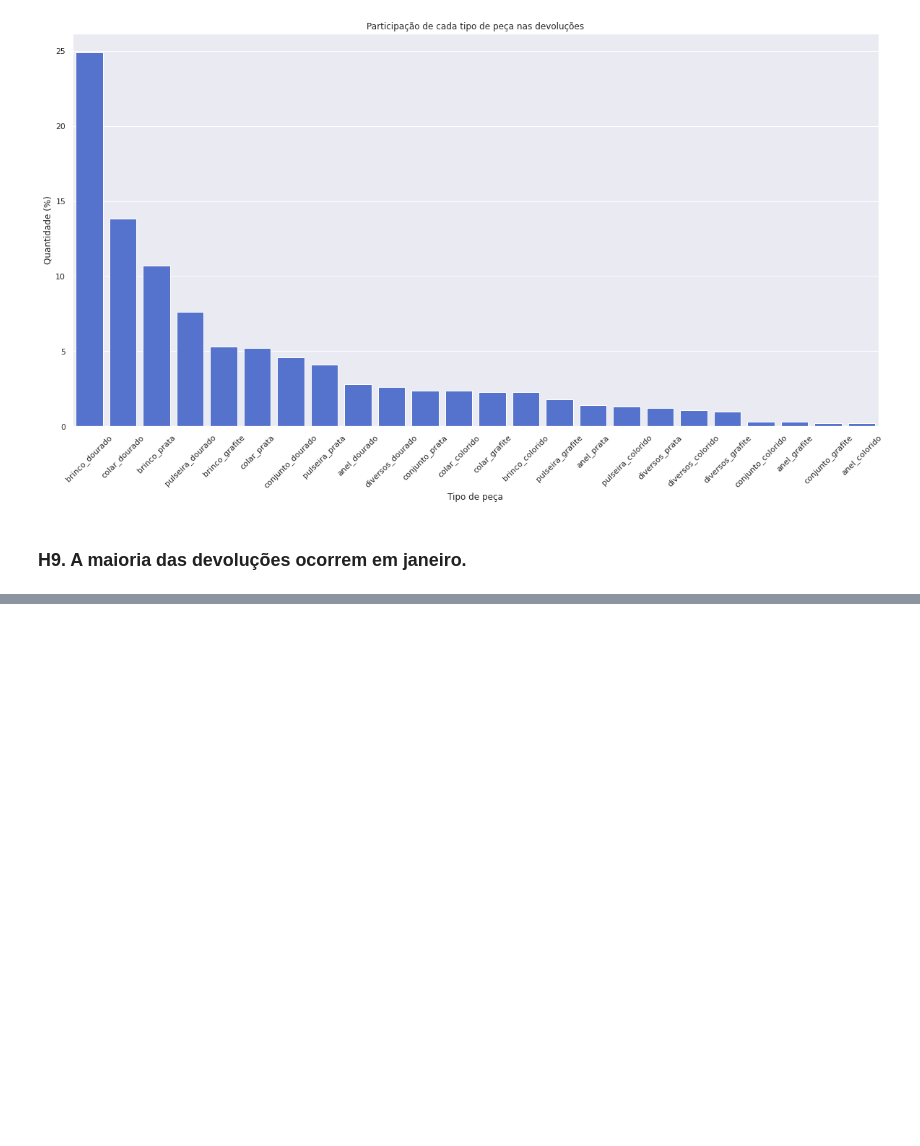
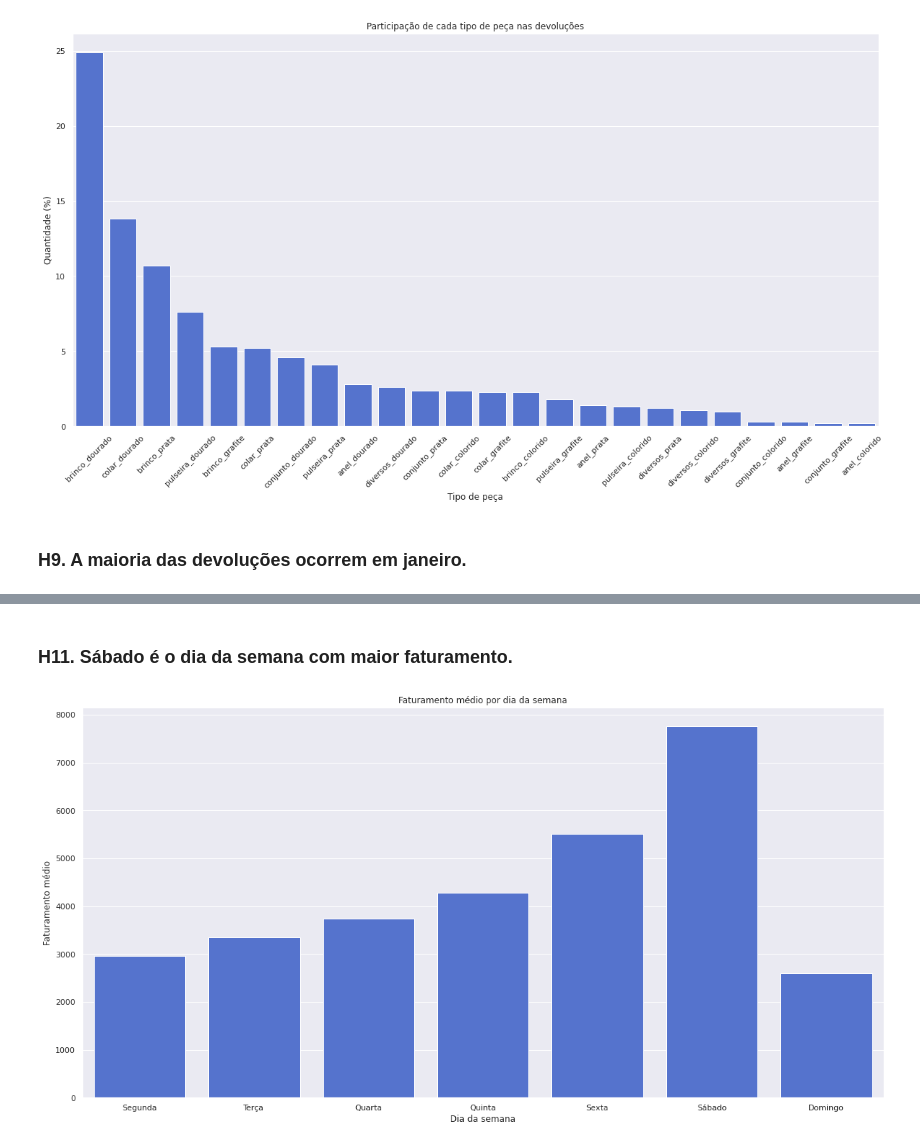
Before and after one commit to henriquelucasdf/EDA_morana, a Jupyter notebook: eda_morana.ipynb, the cells around one changed output, grey strips where cells are left out. Cells and saved outputs as stored; diff of their text form; code cells hidden in the pictures; blank space fills up the shorter version.

```diff
--- a/eda_morana.ipynb
+++ b/eda_morana.ipynb
@@ -530,0 +570,28 @@ plt.xticks(rotation=45);
+# %% [markdown]
+### H11. Sábado é o dia da semana com maior faturamento.
+# %%
+#@title Verdadeira. Sábado é o que possui maior faturamento médio, seguido da sexta-feira.
+
+aux11 = df3[['data', 'dia_semana', 'valor_final']].groupby(['data',
+            'dia_semana']).sum().reset_index()
+
+aux11 = aux11[['dia_semana', 'valor_final']].groupby('dia_semana'
+              ).mean().reset_index()
+
+dic_semana = {
+              0: "Segunda",
+              1:'Terça',
+              2:'Quarta',
+              3:'Quinta',
+              4:'Sexta',
+              5:'Sábado',
+              6:'Domingo'}
+
+aux11['dia_semana'] = aux11['dia_semana'].map(dic_semana)
+
+sns.barplot(x='dia_semana', y='valor_final', data=aux11, color='royalblue')
+plt.title("Faturamento médio por dia da semana");
+plt.ylabel("Faturamento médio")
+plt.xlabel("Dia da semana");
+# %% [output]
+[figure, added]
```
Also changed, not shown: parts of 29 cells of this notebook.
